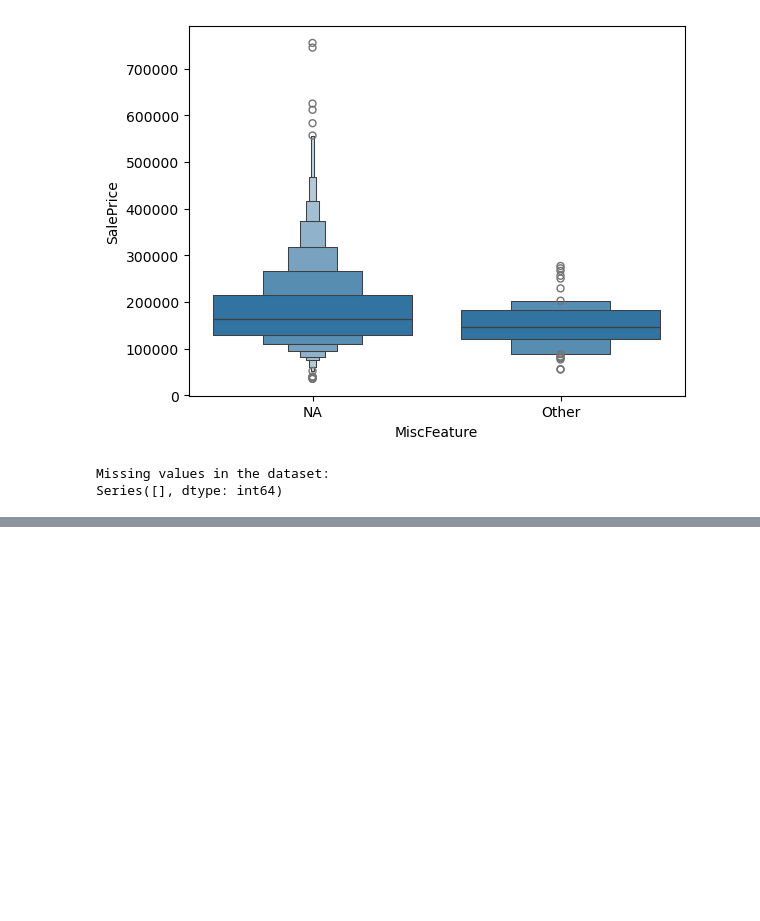
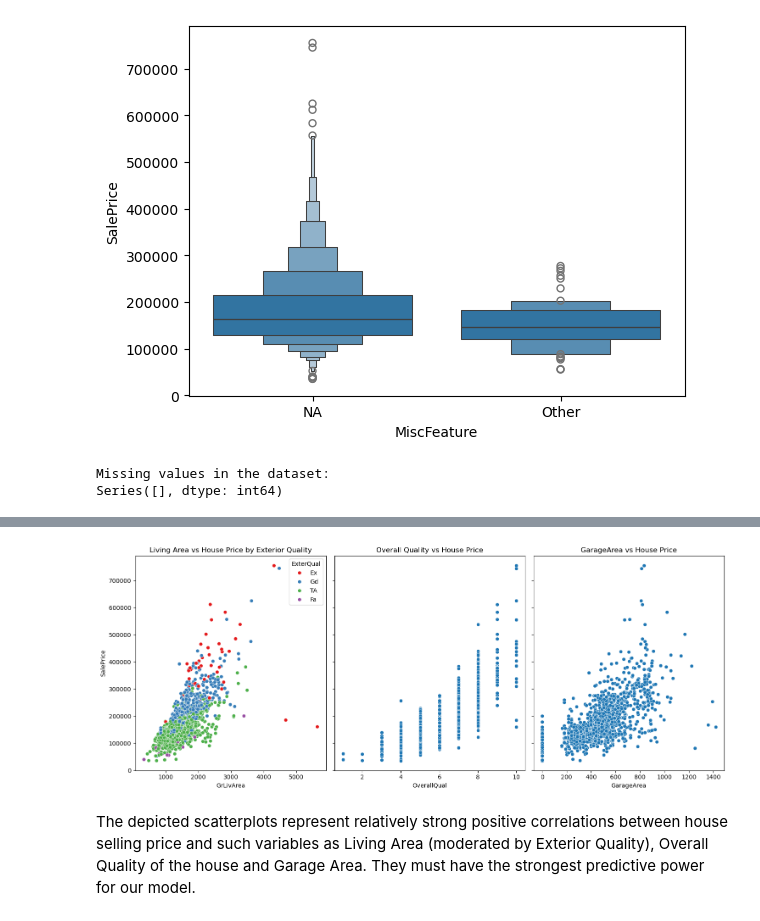
Before and after one commit to sergiimakhin/Redi, a Jupyter notebook: House_Prices/housing_price_assigment.ipynb, the cells around one changed output, grey strips where cells are left out. Saved outputs shown, nothing was run; the diff lists cells and outputs as text; code cells hidden in the pictures; blank space fills up the shorter version.

```diff
--- a/House_Prices/housing_price_assigment.ipynb
+++ b/House_Prices/housing_price_assigment.ipynb
@@ -678,0 +740,21 @@ Series([], dtype: int64)
+# %%
+fig, (ax1, ax2, ax3) = plt.subplots(1, 3, figsize=(15, 6))
+
+exterqual_order = ['Ex', 'Gd', 'TA', 'Fa']
+
+sns.scatterplot(df, x='GrLivArea', y='SalePrice', hue='ExterQual', hue_order=exterqual_order, palette='Set1', ax=ax1)
+ax1.set_title('Living Area vs House Price by Exterior Quality')
+sns.scatterplot(df, x='OverallQual', y='SalePrice', ax=ax2)
+ax2.set_title('Overall Quality vs House Price')
+ax2.set_ylabel('')
+ax2.set_yticklabels([])
+sns.scatterplot(df, x='GarageArea', y='SalePrice', ax=ax3)
+ax3.set_title('GarageArea vs House Price')
+ax3.set_ylabel('')
+ax3.set_yticklabels([])
+plt.tight_layout()
+plt.show()
+# %% [output]
+[figure, added]
+# %% [markdown]
+The depicted scatterplots represent relatively strong positive correlations between house selling price and such variables as Living Area (moderated by Exterior Quality), Overall Quality of the house and Garage Area. They must have the strongest predictive power for our model.
```
Also changed, not shown: parts of 13 cells of this notebook.
